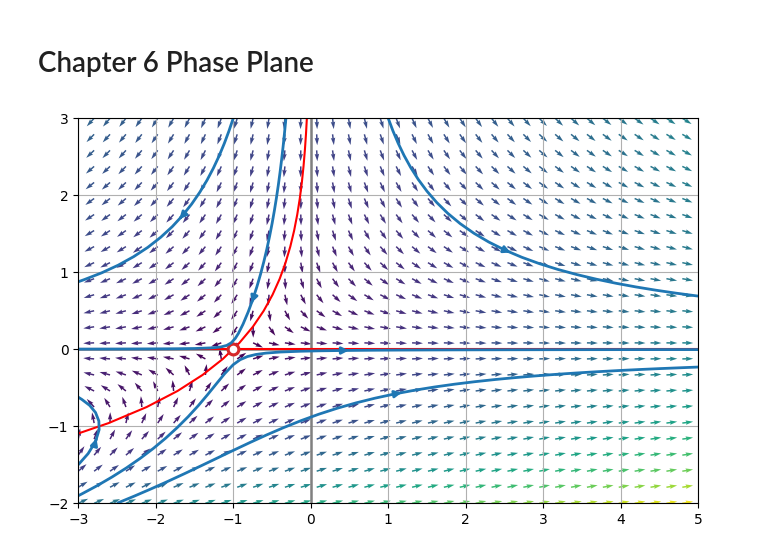
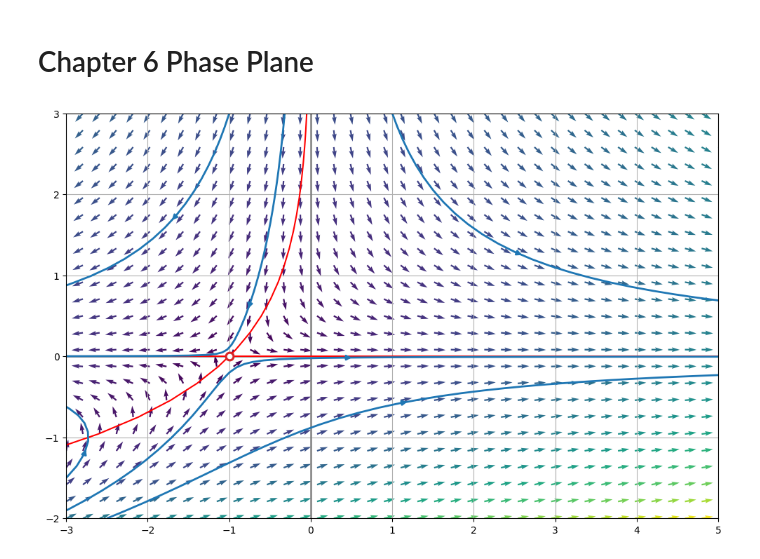
Before and after one commit to koh-my-gosh/strogatz, a Jupyter notebook: src/notebook/chapter_6_phase_plane.ipynb, the cells around one changed output. Drawn from its saved outputs; the diff is of its cells as text; code cells hidden in the pictures.

```diff
--- a/src/notebook/chapter_6_phase_plane.ipynb
+++ b/src/notebook/chapter_6_phase_plane.ipynb
@@ -10,12 +10,12 @@ from core import strogatz
 # %%
 F = [
     lambda x: x[..., 0] + np.exp(-x[..., 1]),
     lambda x: -x[..., 1]
 ]
-system = strogatz.dynamics2D(F=F, xlim=(-3, 5), ylim=(-2, 3))
+system = strogatz.dynamics2D(F=F, xlim=(-3, 5), ylim=(-2, 3), fig_scale=1.5)
 system.add_direction_field()
 system.add_nullclines()
 system.add_fixed_points(fixed_points=[[-1, 0]], fp_types=["saddle"], markersize=18)
 system.add_flows(initials=[[1, 3], [-3, -1.5], [-2.5, -2], [-1.5, 0.01], [-1.0, 3.0], [-1.0, -0.2]])
 # %% [output]
-[figure, old version]
+[figure, new version]
```
Also changed, not shown: parts of 4 cells of this notebook, 1 other file.
